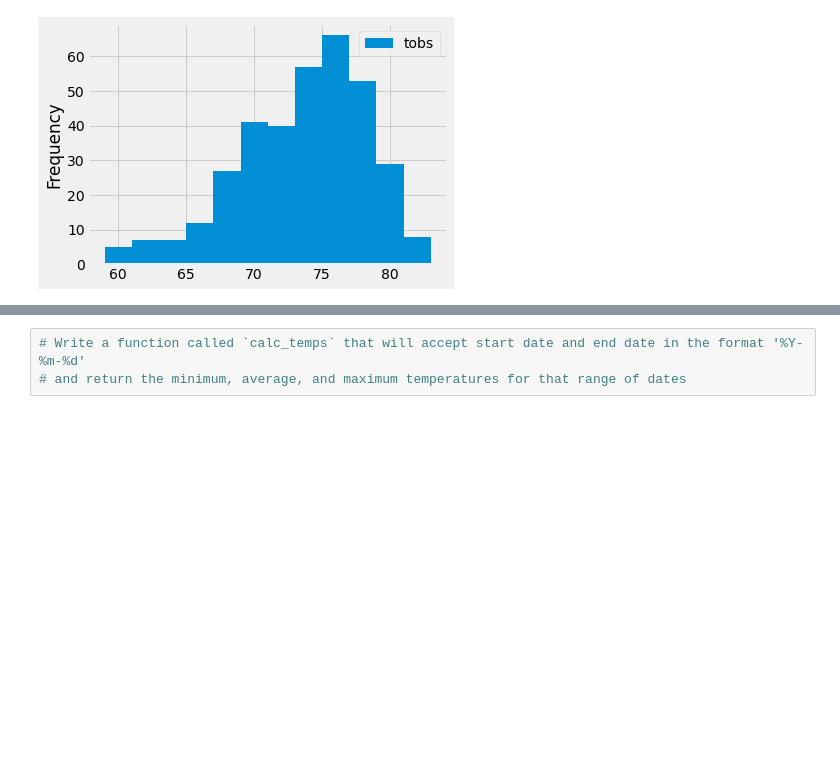
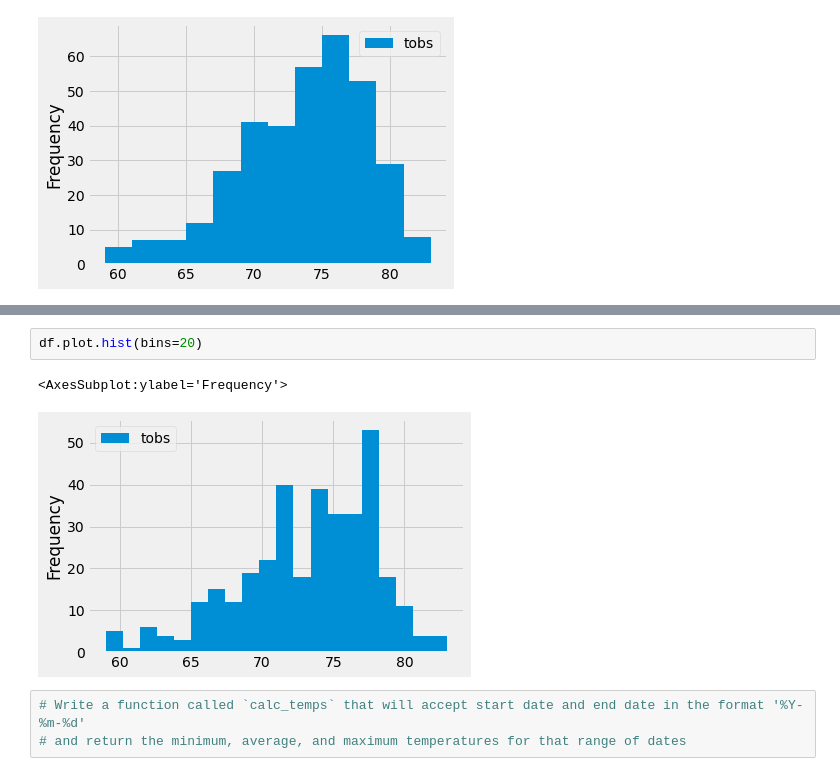
Before and after one commit to annietresca/surfs_up, a Jupyter notebook: climate_analysis.ipynb, the cells around one changed output, grey strips where cells are left out. Cells and saved outputs as stored; diff of their text form; blank space fills up the shorter version.

```diff
--- a/climate_analysis.ipynb
+++ b/climate_analysis.ipynb
@@ -217,3 +222,8 @@ plt.tight_layout()
+# %%
+df.plot.hist(bins=20)
+# %% [output]
+<AxesSubplot:ylabel='Frequency'>
+[figure, added]
 # %%
 # Write a function called `calc_temps` that will accept start date and end date in the format '%Y-%m-%d'
 # and return the minimum, average, and maximum temperatures for that range of dates
```
Also changed, not shown: parts of 1 cell of this notebook, 2 other files.
